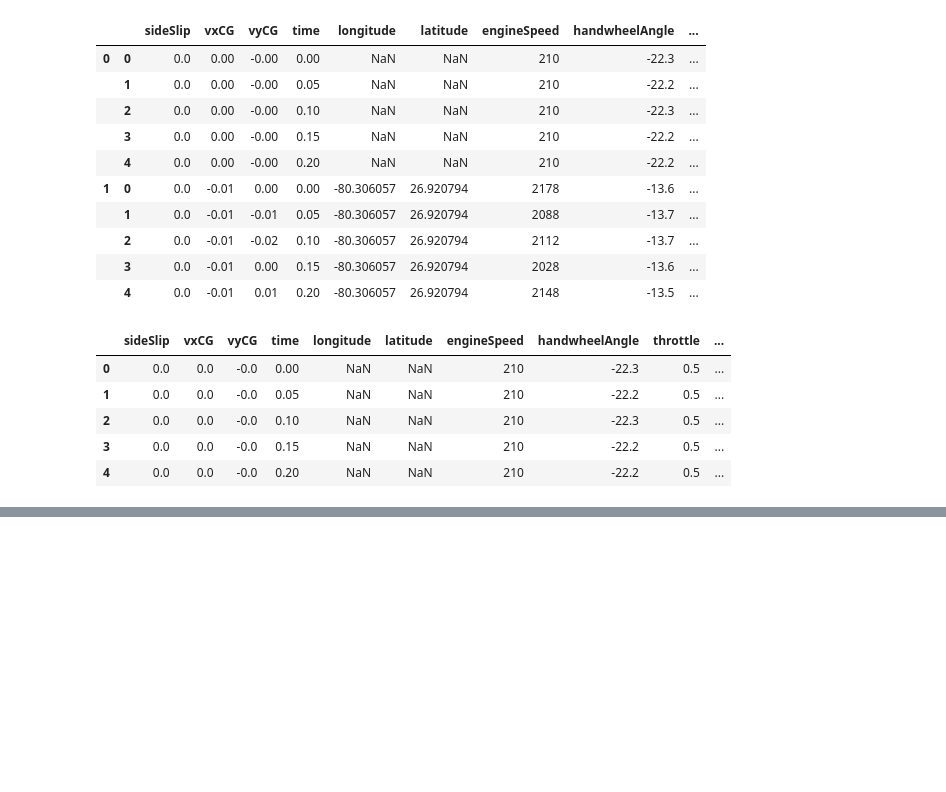
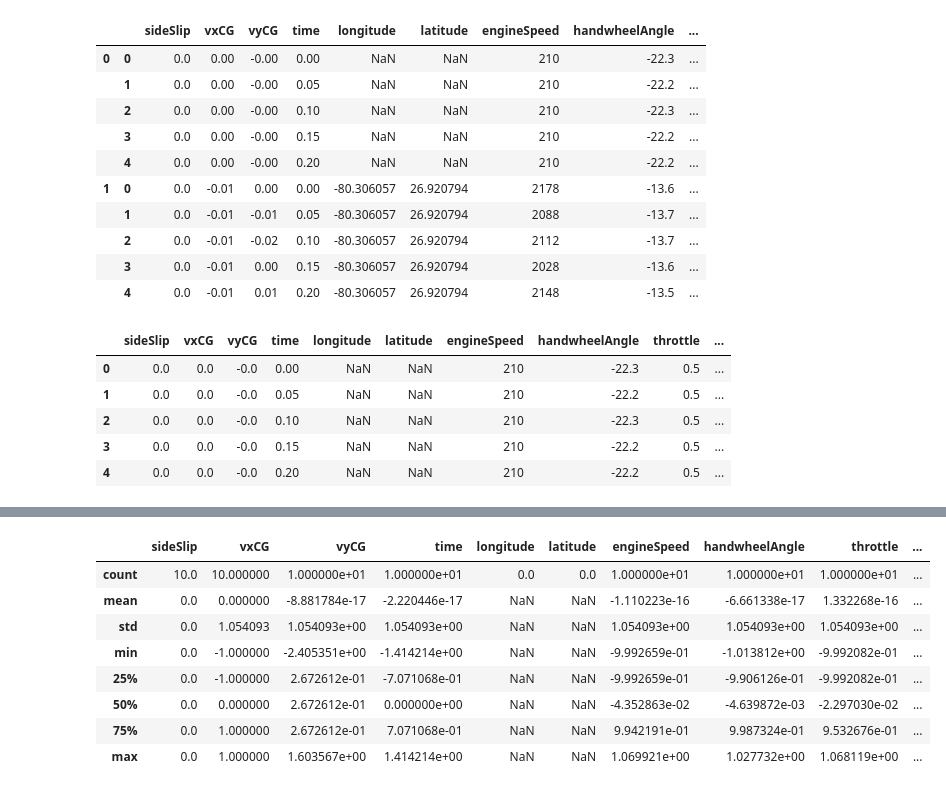
Before and after one commit to noah-puetz/bagpipe, a Jupyter notebook: pipeline_test.ipynb, the cells around one changed output, grey strips where cells are left out. Drawn from its saved outputs; the diff is of its cells as text; code cells hidden in the pictures; blank space fills up the shorter version.

Commit message:
added standard and minmaxscaler

```diff
--- a/pipeline_test.ipynb
+++ b/pipeline_test.ipynb
@@ -70,8 +70,8 @@ class _SeparateDataFrames(BaseEstimator,TransformerMixin):
 class PL_StandardScaler(BaseEstimator,TransformerMixin):
 
     def __init__(self):
-        self.scaler = StandardScaler()
-        return self
+        self.scaler = StandardScaler().set_output(transform="pandas")
+        return None
 
     def fit(self, dflist, y = None):
         self.scaler._reset()
@@ -88,8 +88,8 @@ class PL_StandardScaler(BaseEstimator,TransformerMixin):
 class PL_MinMaxScaler(BaseEstimator,TransformerMixin):
 
     def __init__(self):
-        self.scaler = MinMaxScaler()
-        return self
+        self.scaler = MinMaxScaler().set_output(transform="pandas")
+        return None
 
     def fit(self, dflist, y = None):
         self.scaler._reset()
@@ -149,0 +159,16 @@ dflist[0]
+# %%
+pip3 = Pipeline([("test",PL_StandardScaler())])
+scaled_df = pip3.fit_transform(testlist)
+# %%
+
+pd.concat([scaled_df[0], scaled_df[1]]).describe()
+# %% [output]
+|  | sideSlip | vxCG | vyCG | time | longitude | latitude | engineSpeed | handwheelAngle | throttle | ... |
+| count | 10.0 | 10.000000 | 1.000000e+01 | 1.000000e+01 | 0.0 | 0.0 | 1.000000e+01 | 1.000000e+01 | 1.000000e+01 | ... |
+| mean | 0.0 | 0.000000 | -8.881784e-17 | -2.220446e-17 | NaN | NaN | -1.110223e-16 | -6.661338e-17 | 1.332268e-16 | ... |
+| std | 0.0 | 1.054093 | 1.054093e+00 | 1.054093e+00 | NaN | NaN | 1.054093e+00 | 1.054093e+00 | 1.054093e+00 | ... |
+| min | 0.0 | -1.000000 | -2.405351e+00 | -1.414214e+00 | NaN | NaN | -9.992659e-01 | -1.013812e+00 | -9.992082e-01 | ... |
+| 25% | 0.0 | -1.000000 | 2.672612e-01 | -7.071068e-01 | NaN | NaN | -9.992659e-01 | -9.906126e-01 | -9.992082e-01 | ... |
+| 50% | 0.0 | 0.000000 | 2.672612e-01 | 0.000000e+00 | NaN | NaN | -4.352863e-02 | -4.639872e-03 | -2.297030e-02 | ... |
+| 75% | 0.0 | 1.000000 | 2.672612e-01 | 7.071068e-01 | NaN | NaN | 9.942191e-01 | 9.987324e-01 | 9.532676e-01 | ... |
+| max | 0.0 | 1.000000 | 1.603567e+00 | 1.414214e+00 | NaN | NaN | 1.069921e+00 | 1.027732e+00 | 1.068119e+00 | ... |
```
Also changed, not shown: parts of 1 cell of this notebook.
